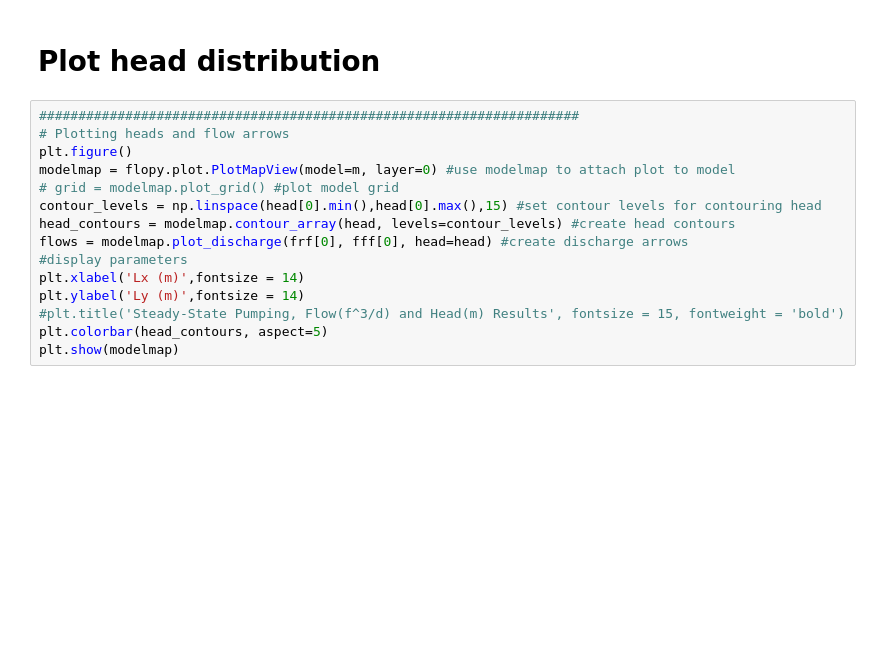
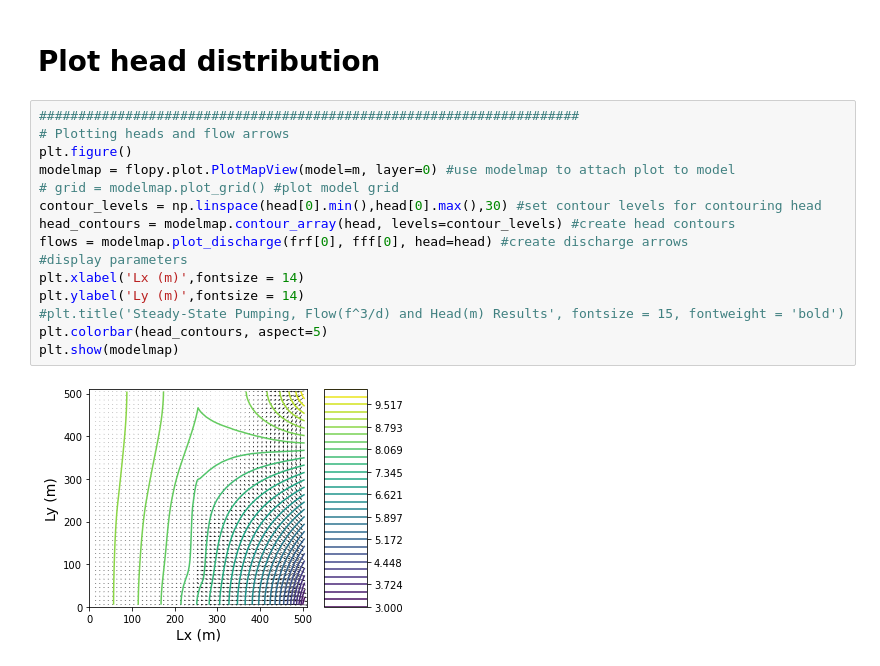
Before and after one commit to GW-modelling-Spring2021/hws-rhull21, a Jupyter notebook: Assignment/HW9_River_of_Dreams/Stream_Simulation_Hull.ipynb, the cells around one changed output. Saved outputs shown, nothing was run; the diff lists cells and outputs as text; blank space fills up the shorter version.

```diff
--- a/Assignment/HW9_River_of_Dreams/Stream_Simulation_Hull.ipynb
+++ b/Assignment/HW9_River_of_Dreams/Stream_Simulation_Hull.ipynb
@@ -282,15 +297,17 @@ No handles with labels found to put in legend.
 # %%
 #####################################################################
 # Plotting heads and flow arrows
 plt.figure()
 modelmap = flopy.plot.PlotMapView(model=m, layer=0) #use modelmap to attach plot to model
 # grid = modelmap.plot_grid() #plot model grid
-contour_levels = np.linspace(head[0].min(),head[0].max(),15) #set contour levels for contouring head
+contour_levels = np.linspace(head[0].min(),head[0].max(),30) #set contour levels for contouring head
 head_contours = modelmap.contour_array(head, levels=contour_levels) #create head contours
 flows = modelmap.plot_discharge(frf[0], fff[0], head=head) #create discharge arrows
 #display parameters
 plt.xlabel('Lx (m)',fontsize = 14)
 plt.ylabel('Ly (m)',fontsize = 14)
 #plt.title('Steady-State Pumping, Flow(f^3/d) and Head(m) Results', fontsize = 15, fontweight = 'bold')
 plt.colorbar(head_contours, aspect=5)
 plt.show(modelmap)
+# %% [output]
+[figure, added]
```
Also changed, not shown: parts of 6 cells of this notebook, 1 other file.
